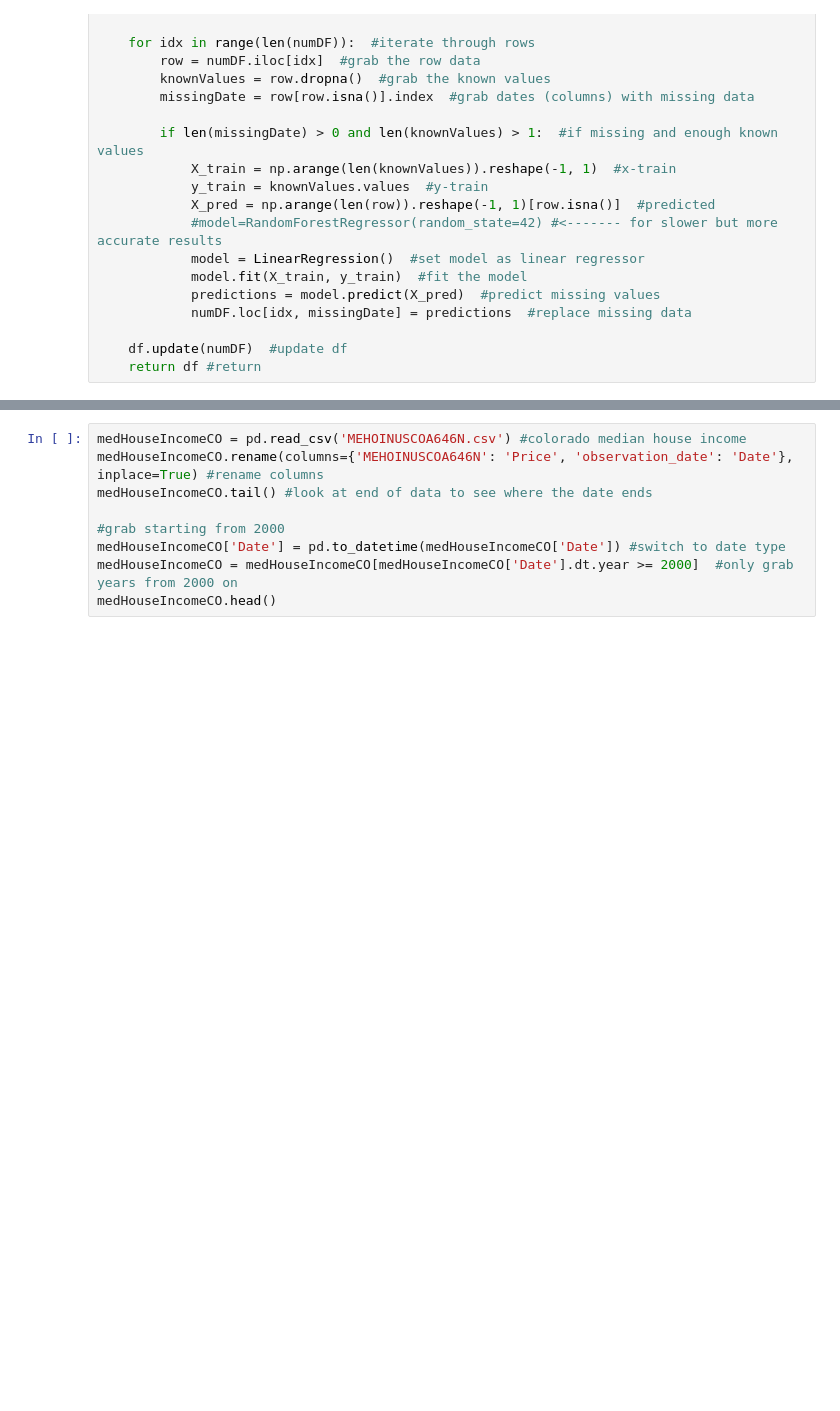
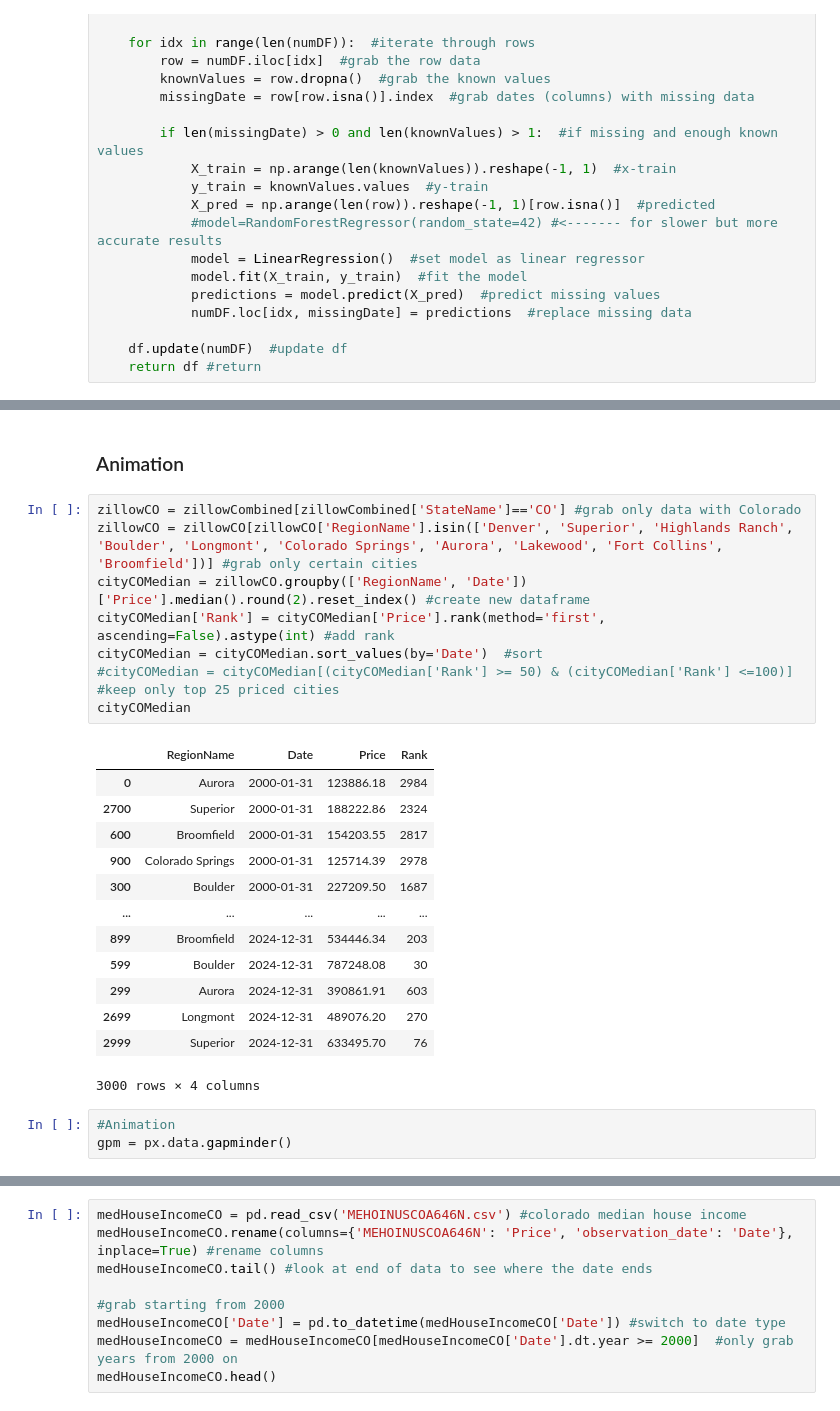
Before and after one commit to joey-beightol/US_Housing_Explanatory, a Jupyter notebook: Joseph_Beightol_Project2.ipynb, the cells around one changed output, grey strips where cells are left out. Drawn from its saved outputs; the diff is of its cells as text; blank space fills up the shorter version.

```diff
--- a/Joseph_Beightol_Project2.ipynb
+++ b/Joseph_Beightol_Project2.ipynb
@@ -143,0 +207,27 @@ zillowCOPredict = zillowPredictCombined[zillowPredictCombined['StateName']=='CO'
+# %% [markdown]
+### Animation
+# %%
+zillowCO = zillowCombined[zillowCombined['StateName']=='CO'] #grab only data with Colorado
+zillowCO = zillowCO[zillowCO['RegionName'].isin(['Denver', 'Superior', 'Highlands Ranch', 'Boulder', 'Longmont', 'Colorado Springs', 'Aurora', 'Lakewood', 'Fort Collins', 'Broomfield'])] #grab only certain cities
+cityCOMedian = zillowCO.groupby(['RegionName', 'Date'])['Price'].median().round(2).reset_index() #create new dataframe
+cityCOMedian['Rank'] = cityCOMedian['Price'].rank(method='first', ascending=False).astype(int) #add rank
+cityCOMedian = cityCOMedian.sort_values(by='Date')  #sort
+#cityCOMedian = cityCOMedian[(cityCOMedian['Rank'] >= 50) & (cityCOMedian['Rank'] <=100)]  #keep only top 25 priced cities
+cityCOMedian
+# %% [output]
+|  | RegionName | Date | Price | Rank |
+| 0 | Aurora | 2000-01-31 | 123886.18 | 2984 |
+| 2700 | Superior | 2000-01-31 | 188222.86 | 2324 |
+| 600 | Broomfield | 2000-01-31 | 154203.55 | 2817 |
+| 900 | Colorado Springs | 2000-01-31 | 125714.39 | 2978 |
+| 300 | Boulder | 2000-01-31 | 227209.50 | 1687 |
+| ... | ... | ... | ... | ... |
+| 899 | Broomfield | 2024-12-31 | 534446.34 | 203 |
+| 599 | Boulder | 2024-12-31 | 787248.08 | 30 |
+| 299 | Aurora | 2024-12-31 | 390861.91 | 603 |
+| 2699 | Longmont | 2024-12-31 | 489076.20 | 270 |
+| 2999 | Superior | 2024-12-31 | 633495.70 | 76 |
+3000 rows × 4 columns
+# %%
+#Animation
+gpm = px.data.gapminder()
```
Also changed, not shown: parts of 32 cells of this notebook.
